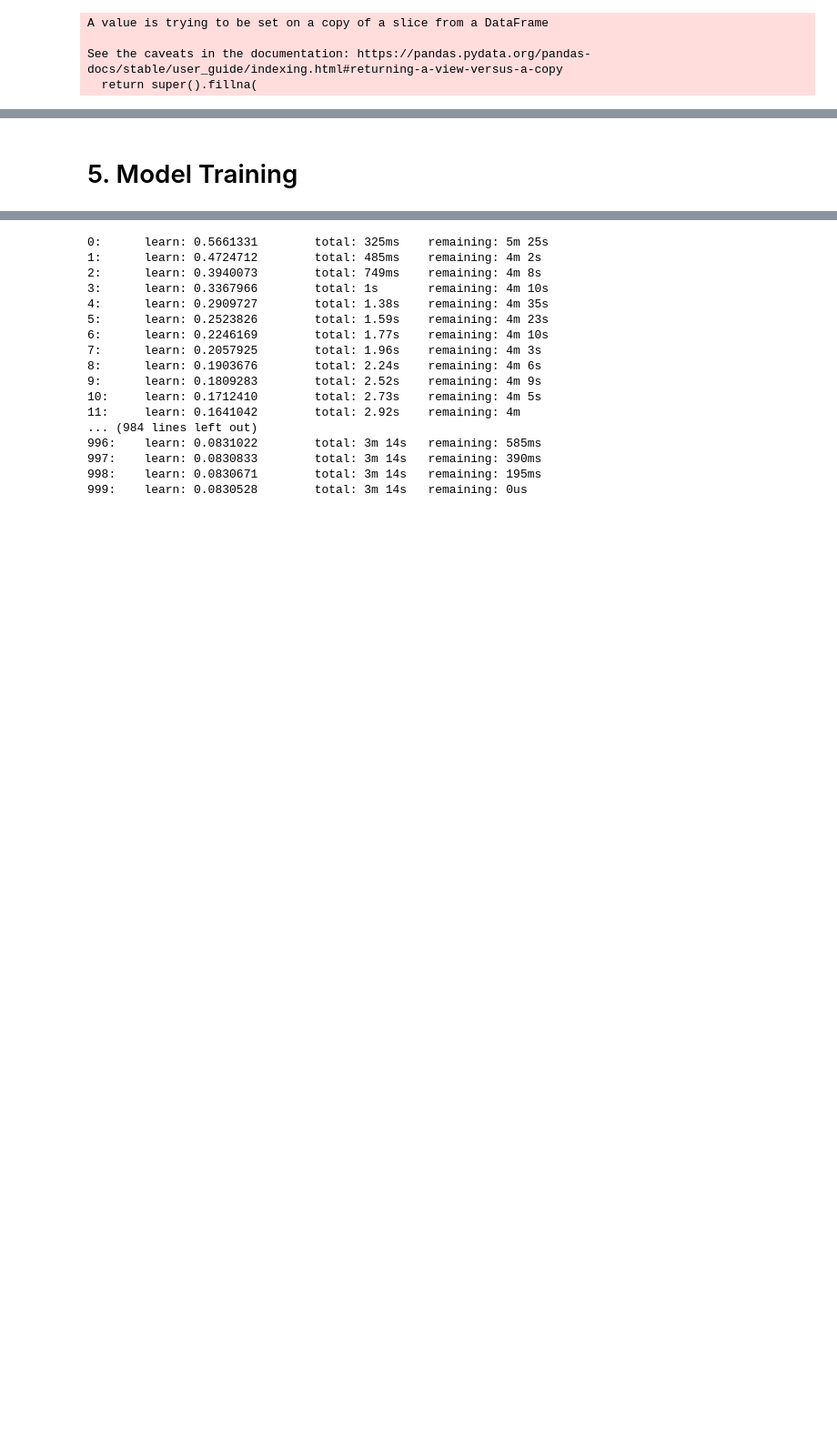
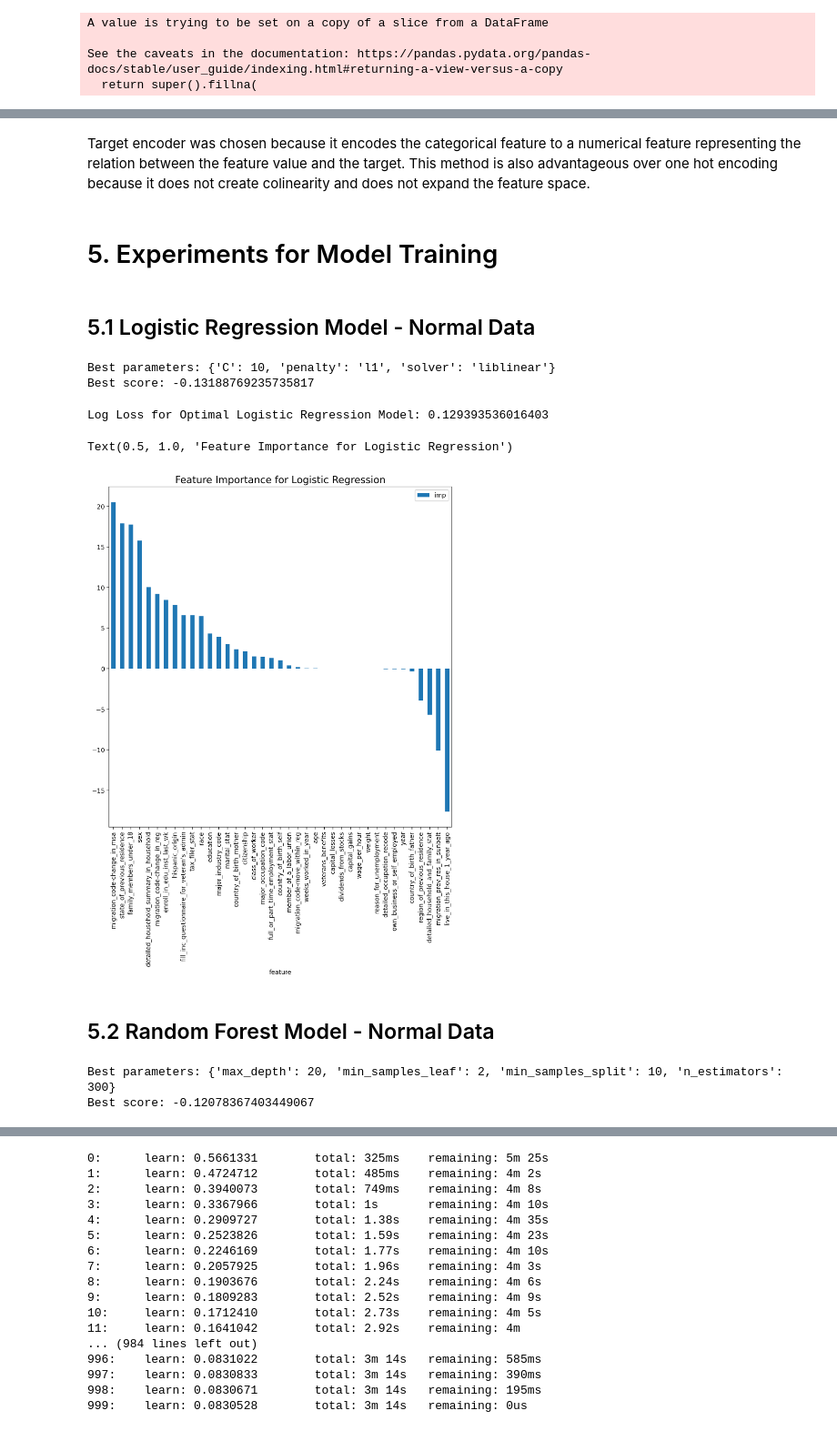
Before and after one commit to Abhimanyu210100/Retail_Marketing_Take_Home_Project, a Jupyter notebook: classification_model.ipynb, the cells around one changed output, grey strips where cells are left out. Shown at 91% size. Drawn from its saved outputs; the diff is of its cells as text; code cells hidden in the pictures; blank space fills up the shorter version.

Commit message:
add logistic and random forest

```diff
--- a/classification_model.ipynb
+++ b/classification_model.ipynb
@@ -61,3 +159,6 @@ dtype: int64
+# %%
+x_dev, x_test, y_dev, y_test = train_test_split(x,y,test_size=0.2,random_state=42,stratify=y)
+x_train, x_val, y_train, y_val = train_test_split(x_dev,y_dev,test_size=0.25,random_state=42,stratify=y_dev)
 # %%
 missing_data = pd.DataFrame(df.isnull().sum(), columns=['missing_cnt']).reset_index()
 missing_data.columns = ['col_name', 'missing_cnt']
@@ -89,2 +201,69 @@ See the caveats in the documentation: https://pandas.pydata.org/pandas-docs/stab
+# %%
+x_train2 = x_train.copy()
+x_val2 = x_val.copy()
+x_test2 = x_test.copy()
+
+encoder = TargetEncoder()
+encoder.fit(x_train2[cat_cols],y_train)
+
+x_train2[cat_cols] = encoder.transform(x_train2[cat_cols])
+x_val2[cat_cols] = encoder.transform(x_val2[cat_cols])
+x_test2[cat_cols] = encoder.transform(x_test2[cat_cols])
+# %% [markdown]
+Target encoder was chosen because it encodes the categorical feature to a numerical feature representing the relation between the feature value and the target. This method is also advantageous over one hot encoding because it does not create colinearity and does not expand the feature space.
 # %% [markdown]
-# 5. Model Training
+# 5. Experiments for Model Training
+# %% [markdown]
+## 5.1 Logistic Regression Model - Normal Data
+# %%
+# Hyperparameter tuning
+
+param_grid = {
+    'C': [0.001, 0.01, 0.1, 1, 10],
+    'penalty': ['l1', 'l2'],
+    'solver': ['liblinear', 'saga']
+}
+
+grid = GridSearchCV(LogisticRegression(),param_grid,cv=5,scoring='neg_log_loss')
+grid.fit(x_train2,y_train.values.ravel())
+print("Best parameters:", grid.best_params_)
+print("Best score:", grid.best_score_)
+# %% [output]
+Best parameters: {'C': 10, 'penalty': 'l1', 'solver': 'liblinear'}
+Best score: -0.13188769235735817
+# %%
+lr = LogisticRegression(C = 10, penalty = 'l1', solver = 'liblinear')
+lr.fit(x_train2,y_train.values.ravel())
+y_val_preds = lr.predict_proba(x_val2)[:,1]
+loss = log_loss(y_val,y_val_preds)
+print("Log Loss for Optimal Logistic Regression Model:", loss)
+
+coeffs = lr.coef_[0]
+feature_imp_lr = pd.DataFrame({'feature':x_train2.columns,'imp':coeffs})
+feature_imp_lr.sort_values(by='imp',ascending=False,inplace=True)
+# %% [output]
+Log Loss for Optimal Logistic Regression Model: 0.129393536016403
+# %%
+feature_imp_lr.plot(kind='bar',x='feature',y='imp',figsize=(10,10))
+plt.title('Feature Importance for Logistic Regression',size = 16)
+# %% [output]
+Text(0.5, 1.0, 'Feature Importance for Logistic Regression')
+[figure, added]
+# %% [markdown]
+## 5.2 Random Forest Model - Normal Data
+# %%
+# Hyperparameter tuning
+param_grid = {
+    'n_estimators': [100, 200, 300],
+    'max_depth': [10, 20, 30],
+    'min_samples_split': [2, 5, 10],
+    'min_samples_leaf': [1, 2, 4]
+}
+
+grid = GridSearchCV(RandomForestClassifier(),param_grid,cv=5,scoring='neg_log_loss')
+grid.fit(x_train2,y_train.values.ravel())
+print("Best parameters:", grid.best_params_)
+print("Best score:", grid.best_score_)
+# %% [output]
+Best parameters: {'max_depth': 20, 'min_samples_leaf': 2, 'min_samples_split': 10, 'n_estimators': 300}
+Best score: -0.12078367403449067
```
Also changed, not shown: parts of 27 cells of this notebook.
